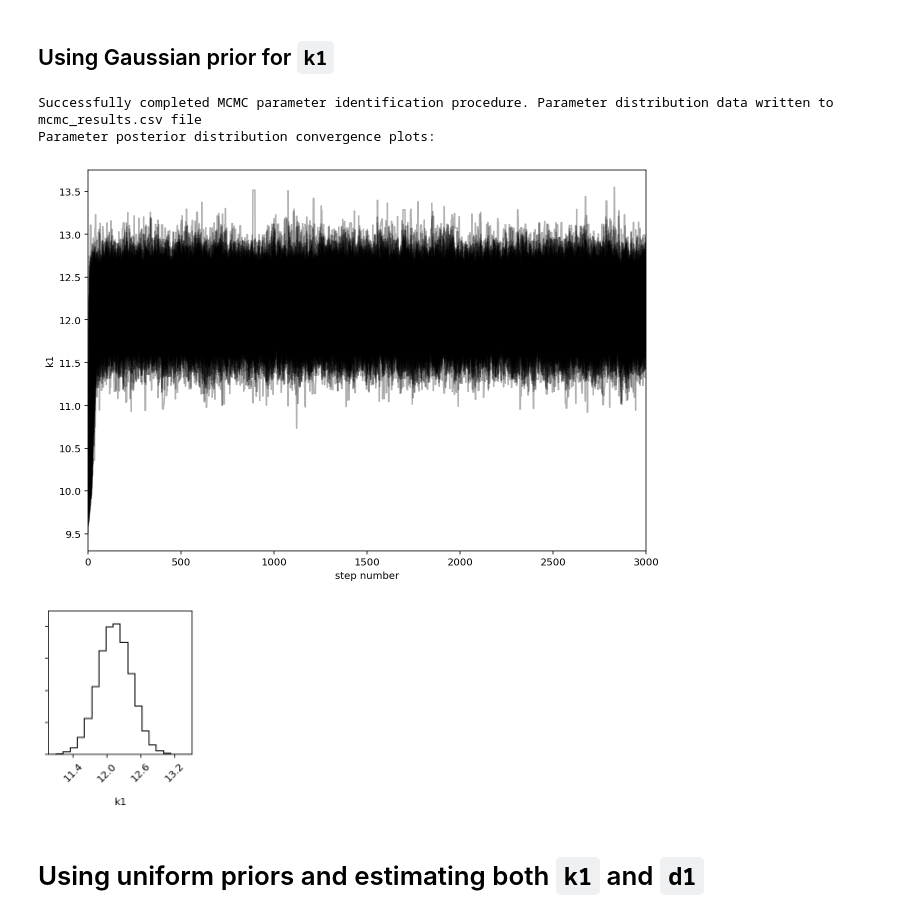
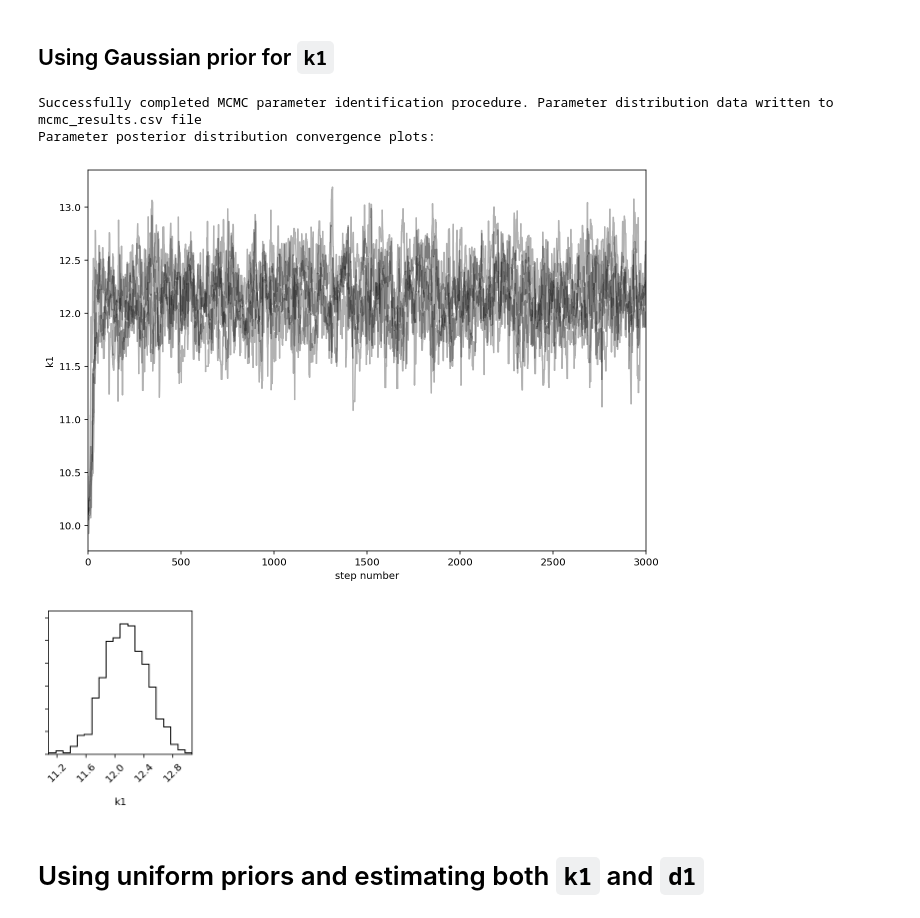
Before and after one commit to biocircuits/bioscrape, a Jupyter notebook: inference examples/Birth death model.ipynb, the cells around one changed output. Cells and saved outputs as stored; diff of their text form; code cells hidden in the pictures.

```diff
--- a/inference examples/Birth death model.ipynb
+++ b/inference examples/Birth death model.ipynb
@@ -25,36 +25,36 @@ from bioscrape.types import Model
 from bioscrape.simulator import py_simulate_model
 from bioscrape.pid_interfaces import *
 from bioscrape.emcee_interface import *
 import numpy as np
 import pylab as plt
 import pandas as pd
 M = Model('toy_model.xml')
 pid = initialize_mcmc(Model = M)
 
 # Import data from CSV
 # Import a CSV file for each experiment run
 df = pd.read_csv('test_data.csv', delimiter = '\t', names = ['X','time'], skiprows = 1)
 pid.set_exp_data(df)
 # pid.set_exp_data(list_of_dfs)
 pid.set_measurements(['X'])
 pid.set_time_column(['time'])
 
-pid.set_nwalkers(200)
+pid.set_nwalkers(5)
 pid.set_init_seed(0.15)
 pid.set_nsteps(3000)
 pid.set_sim_type('deterministic')
 
 pid.set_params_to_estimate(['k1'])
 prior = {'k1' : ['gaussian', 10, 20, 1e-5]}
 pid.set_prior(prior)
 
 sampler = pid.run_mcmc(plot_show = True)
 pid.plot_mcmc_results(sampler);
 # %% [output]
 Successfully completed MCMC parameter identification procedure. Parameter distribution data written to mcmc_results.csv file
 Parameter posterior distribution convergence plots:
-[figure, old version]
+[figure, new version]
-[figure, old version]
+[figure, new version]
 # %% [markdown]
 # Using uniform priors and estimating both `k1` and `d1`
 # %%
```
Also changed, not shown: parts of 3 cells of this notebook, 11 other files.
